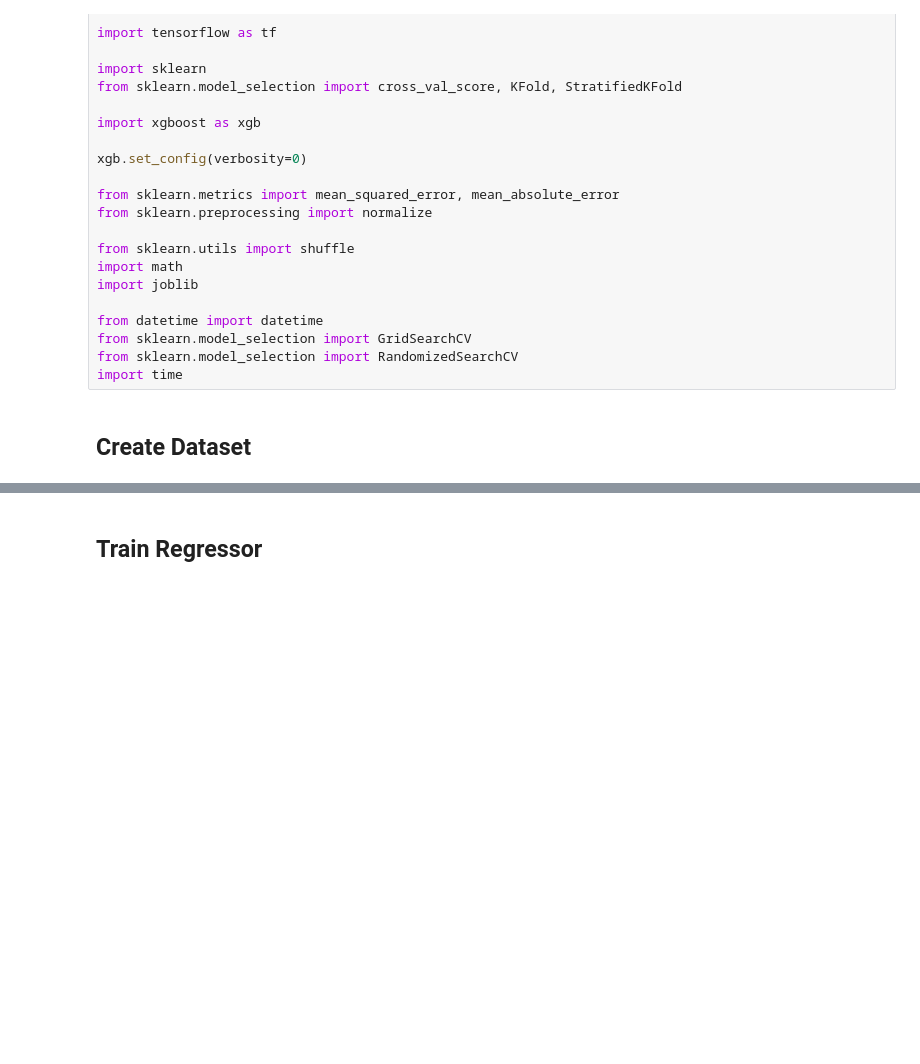
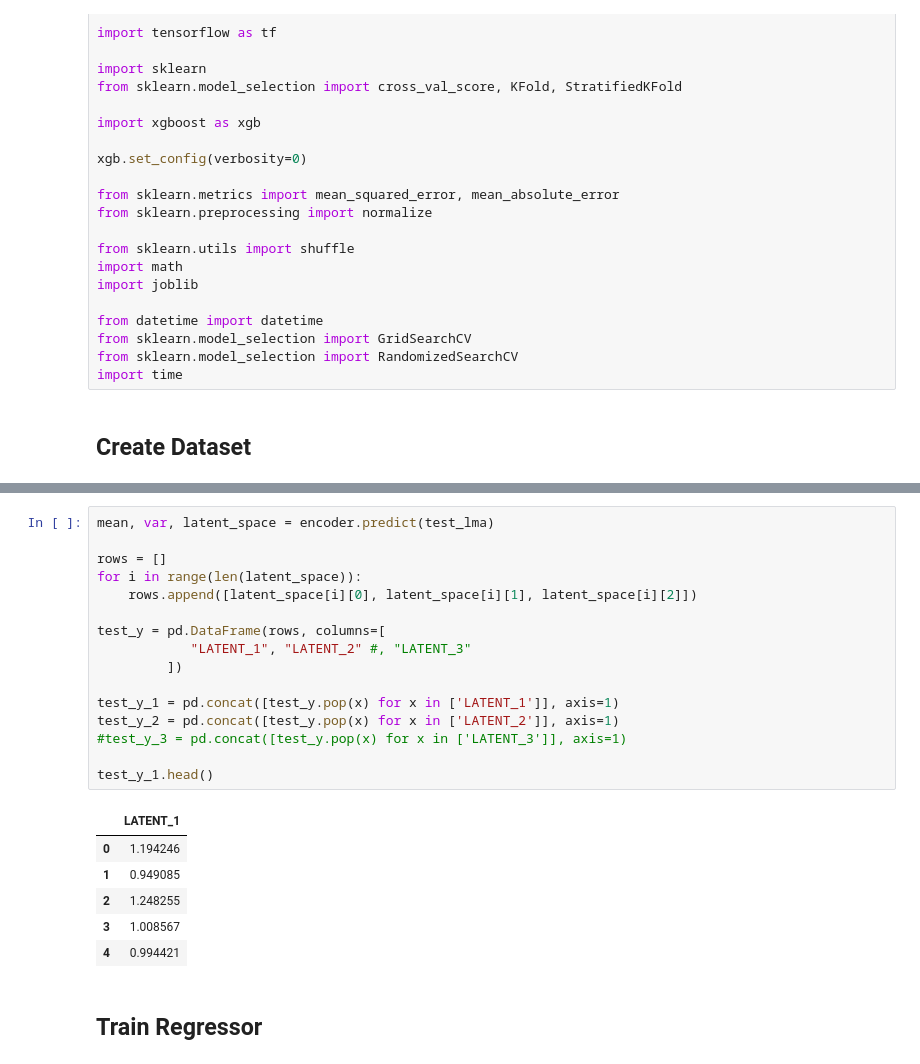
Before and after one commit to HerouFenix/Emotionally-Expressive-Motion-Controller-for-Virtual-Characters, a Jupyter notebook: motion_synthesizer/model_training/autoencoder_2.ipynb, the cells around one changed output, grey strips where cells are left out. Drawn from its saved outputs; the diff is of its cells as text; blank space fills up the shorter version.

```diff
--- a/motion_synthesizer/model_training/autoencoder_2.ipynb
+++ b/motion_synthesizer/model_training/autoencoder_2.ipynb
@@ -359,3 +447,26 @@ print(len(reg_test_Y))
+# %%
+mean, var, latent_space = encoder.predict(test_lma)
+
+rows = []
+for i in range(len(latent_space)):
+    rows.append([latent_space[i][0], latent_space[i][1], latent_space[i][2]])
+
+test_y = pd.DataFrame(rows, columns=[
+            "LATENT_1", "LATENT_2" #, "LATENT_3"
+         ])
+
+test_y_1 = pd.concat([test_y.pop(x) for x in ['LATENT_1']], axis=1)
+test_y_2 = pd.concat([test_y.pop(x) for x in ['LATENT_2']], axis=1)
+#test_y_3 = pd.concat([test_y.pop(x) for x in ['LATENT_3']], axis=1)
+
+test_y_1.head()
+# %% [output]
+|  | LATENT_1 |
+| 0 | 1.194246 |
+| 1 | 0.949085 |
+| 2 | 1.248255 |
+| 3 | 1.008567 |
+| 4 | 0.994421 |
 # %% [markdown]
 ## Train Regressor
 # %%
```
Also changed, not shown: parts of 41 cells of this notebook, 3 other files.
